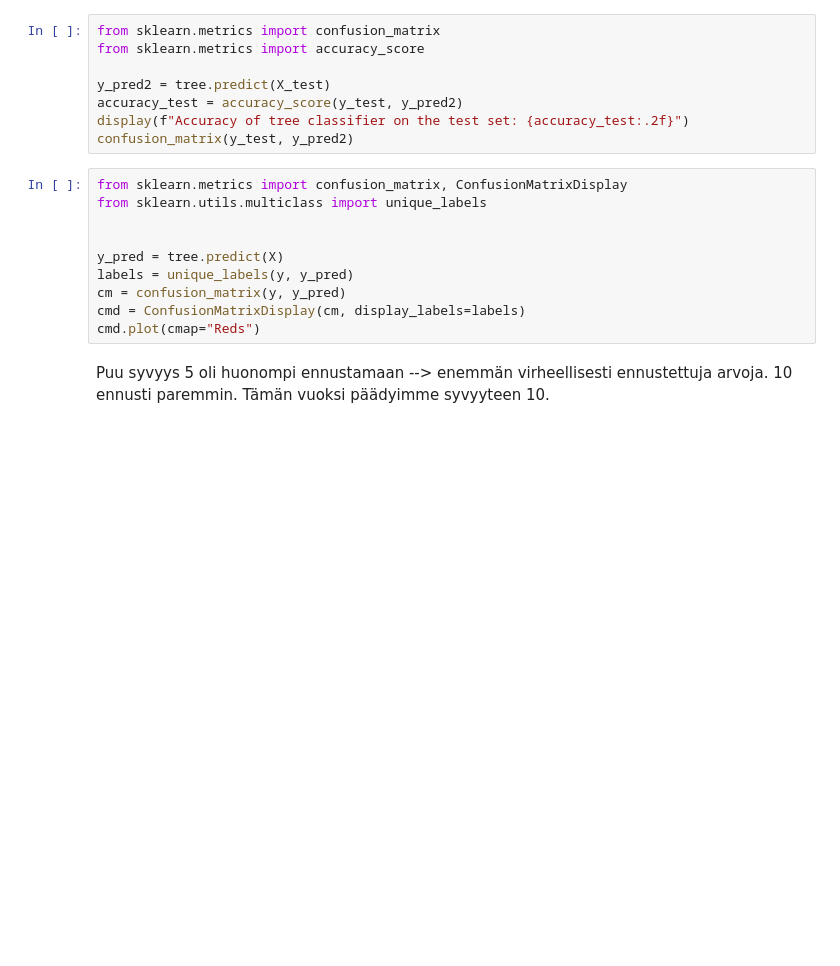
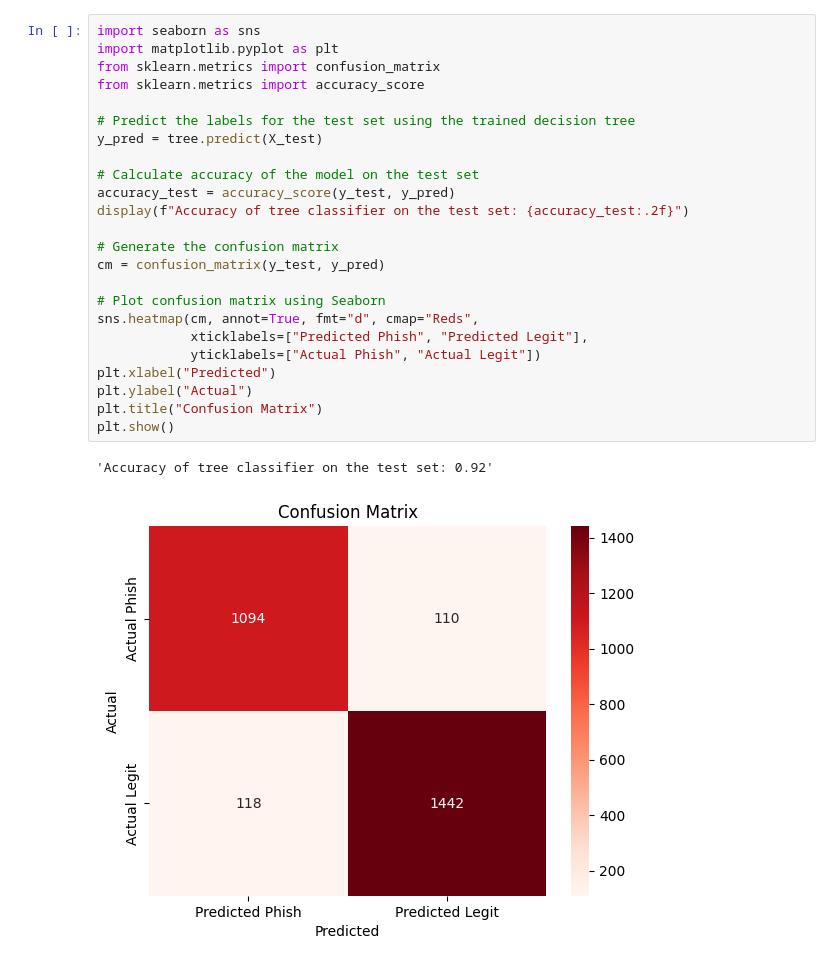
Before and after one commit to VilleSchulz/Machine-learning, a Jupyter notebook: Assignment_3_forest/task3.ipynb, the cells around one changed output. Saved outputs shown, nothing was run; the diff lists cells and outputs as text; blank space fills up the shorter version.

```diff
--- a/Assignment_3_forest/task3.ipynb
+++ b/Assignment_3_forest/task3.ipynb
@@ -208,20 +301,27 @@ Test the performance of classifier
 # %%
+import seaborn as sns
+import matplotlib.pyplot as plt
 from sklearn.metrics import confusion_matrix
 from sklearn.metrics import accuracy_score
 
-y_pred2 = tree.predict(X_test)
-accuracy_test = accuracy_score(y_test, y_pred2)
+# Predict the labels for the test set using the trained decision tree
+y_pred = tree.predict(X_test)
+
+# Calculate accuracy of the model on the test set
+accuracy_test = accuracy_score(y_test, y_pred)
 display(f"Accuracy of tree classifier on the test set: {accuracy_test:.2f}")
-confusion_matrix(y_test, y_pred2)
+
+# Generate the confusion matrix
+cm = confusion_matrix(y_test, y_pred)
+
+# Plot confusion matrix using Seaborn
+sns.heatmap(cm, annot=True, fmt="d", cmap="Reds",
+            xticklabels=["Predicted Phish", "Predicted Legit"],
+            yticklabels=["Actual Phish", "Actual Legit"])
+plt.xlabel("Predicted")
+plt.ylabel("Actual")
+plt.title("Confusion Matrix")
+plt.show()
+# %% [output]
+'Accuracy of tree classifier on the test set: 0.92'
+[figure, added]
-# %%
-from sklearn.metrics import confusion_matrix, ConfusionMatrixDisplay
-from sklearn.utils.multiclass import unique_labels
-
-
-y_pred = tree.predict(X)
-labels = unique_labels(y, y_pred)
-cm = confusion_matrix(y, y_pred)
-cmd = ConfusionMatrixDisplay(cm, display_labels=labels)
-cmd.plot(cmap="Reds")
-# %% [markdown]
-Puu syvyys 5 oli huonompi ennustamaan --> enemmän virheellisesti ennustettuja arvoja. 10 ennusti paremmin. Tämän vuoksi päädyimme syvyyteen 10.
```
Also changed, not shown: parts of 39 cells of this notebook.
